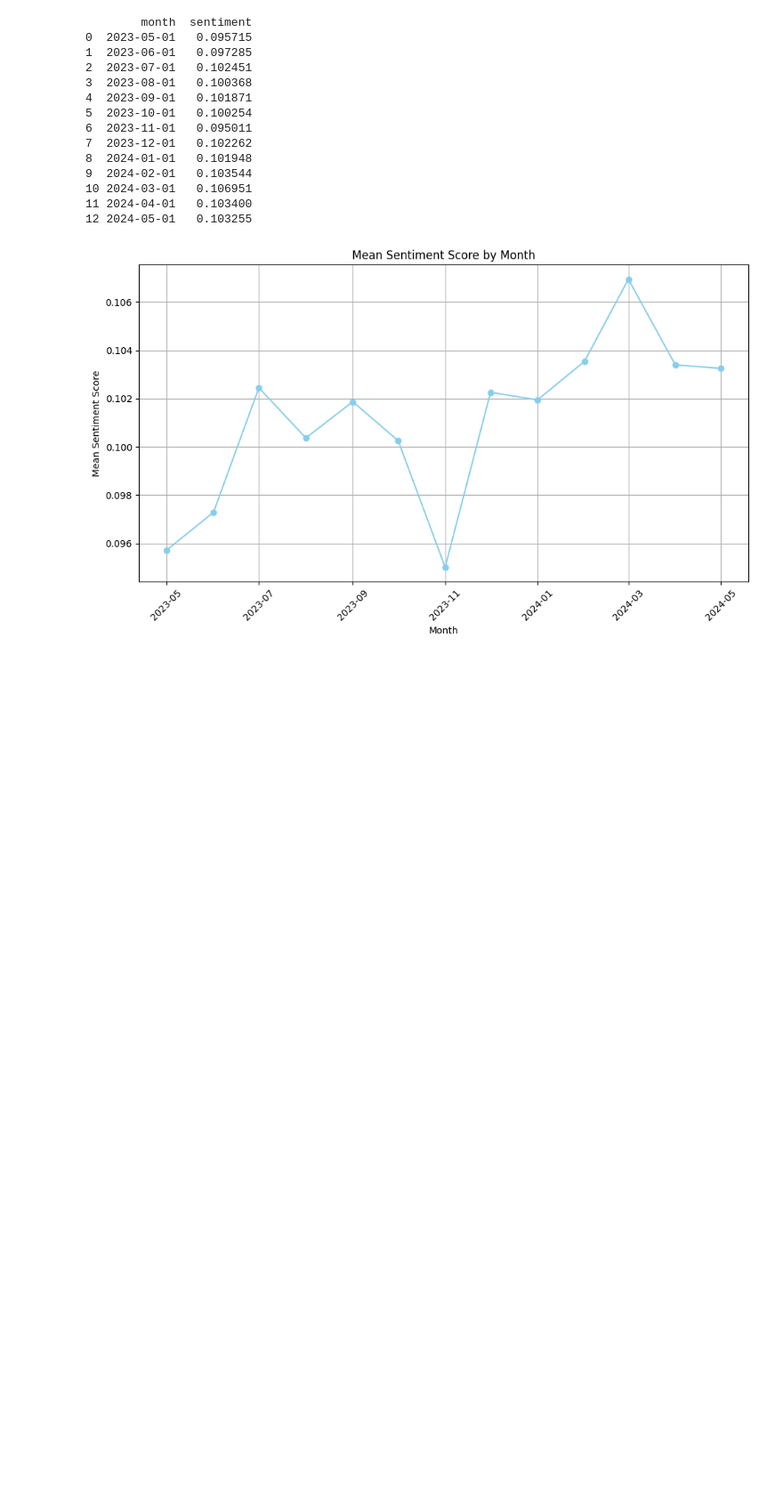
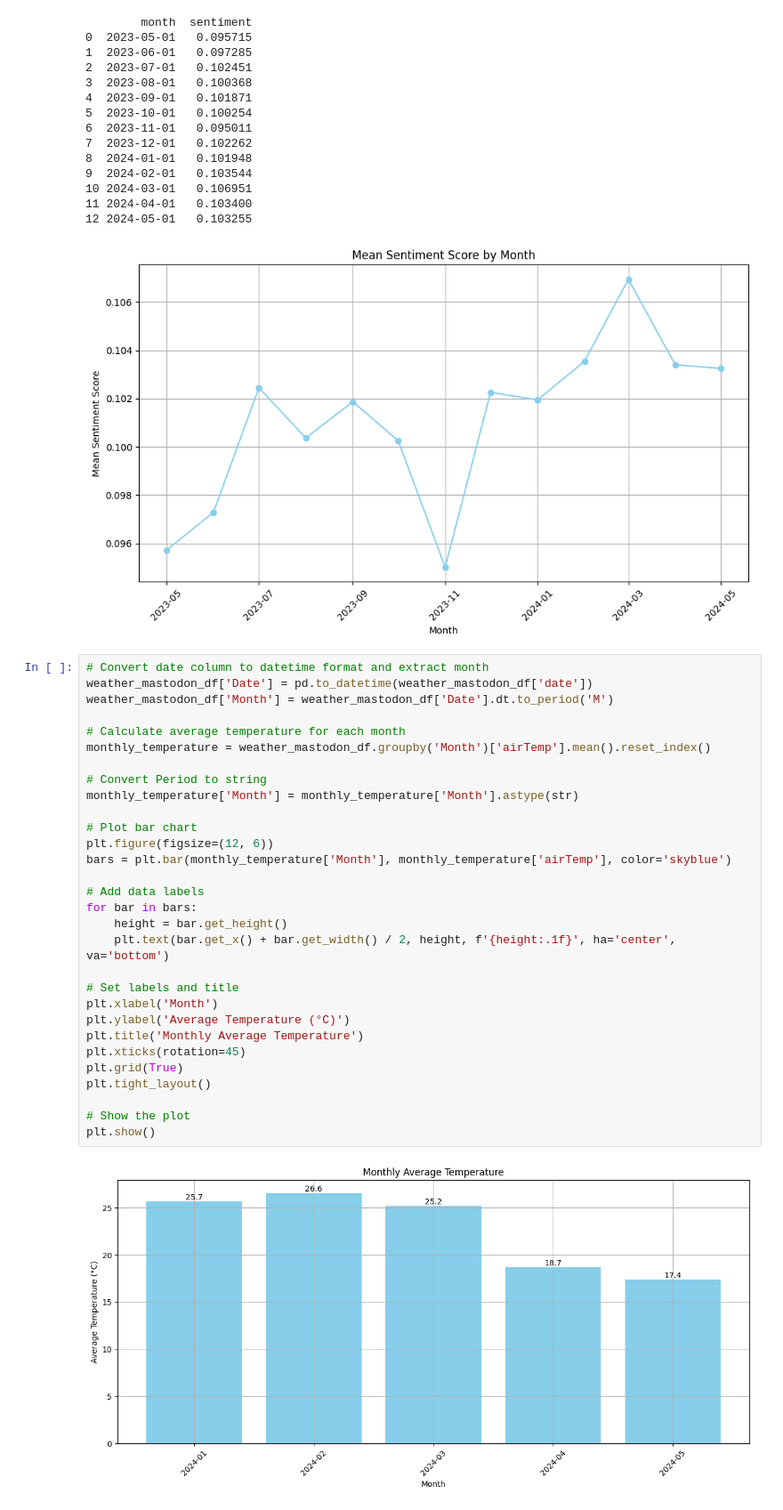
Before and after one commit to JionghaoSong/COMP90024_Group78, a Jupyter notebook: frontend/scenarios.ipynb, the cells around one changed output. Shown at 89% size. Cells and saved outputs as stored; diff of their text form; blank space fills up the shorter version.

```diff
--- a/frontend/scenarios.ipynb
+++ b/frontend/scenarios.ipynb
@@ -339,6 +346,38 @@ plt.show()
 11 2024-04-01   0.103400
 12 2024-05-01   0.103255
 [figure]
+# %%
+# Convert date column to datetime format and extract month
+weather_mastodon_df['Date'] = pd.to_datetime(weather_mastodon_df['date'])
+weather_mastodon_df['Month'] = weather_mastodon_df['Date'].dt.to_period('M')
+
+# Calculate average temperature for each month
+monthly_temperature = weather_mastodon_df.groupby('Month')['airTemp'].mean().reset_index()
+
+# Convert Period to string
+monthly_temperature['Month'] = monthly_temperature['Month'].astype(str)
+
+# Plot bar chart
+plt.figure(figsize=(12, 6))
+bars = plt.bar(monthly_temperature['Month'], monthly_temperature['airTemp'], color='skyblue')
+
+# Add data labels
+for bar in bars:
+    height = bar.get_height()
+    plt.text(bar.get_x() + bar.get_width() / 2, height, f'{height:.1f}', ha='center', va='bottom')
+
+# Set labels and title
+plt.xlabel('Month')
+plt.ylabel('Average Temperature (°C)')
+plt.title('Monthly Average Temperature')
+plt.xticks(rotation=45)
+plt.grid(True)
+plt.tight_layout()
+
+# Show the plot
+plt.show()
+# %% [output]
+[figure, added]
 # %%
 import World_Cloud
 
```
Also changed, not shown: parts of 4 cells of this notebook.
